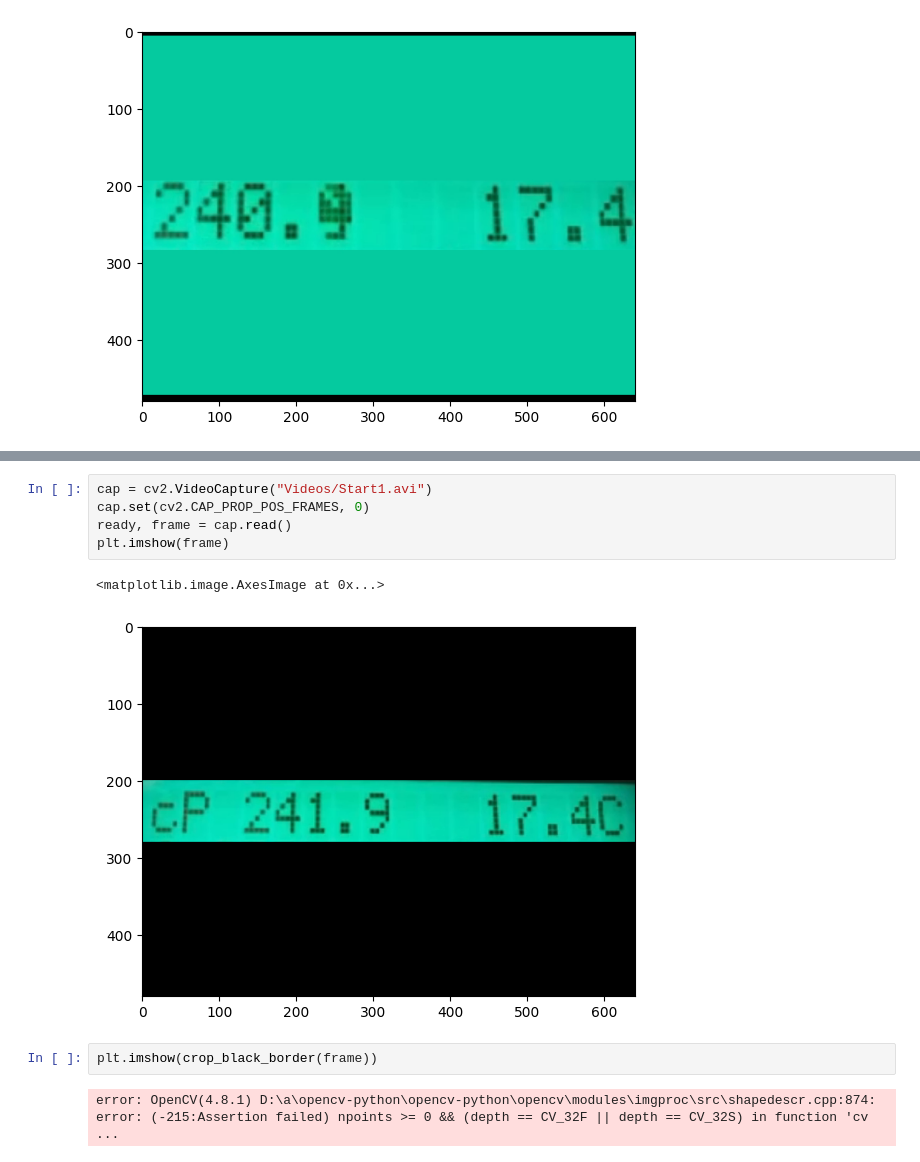
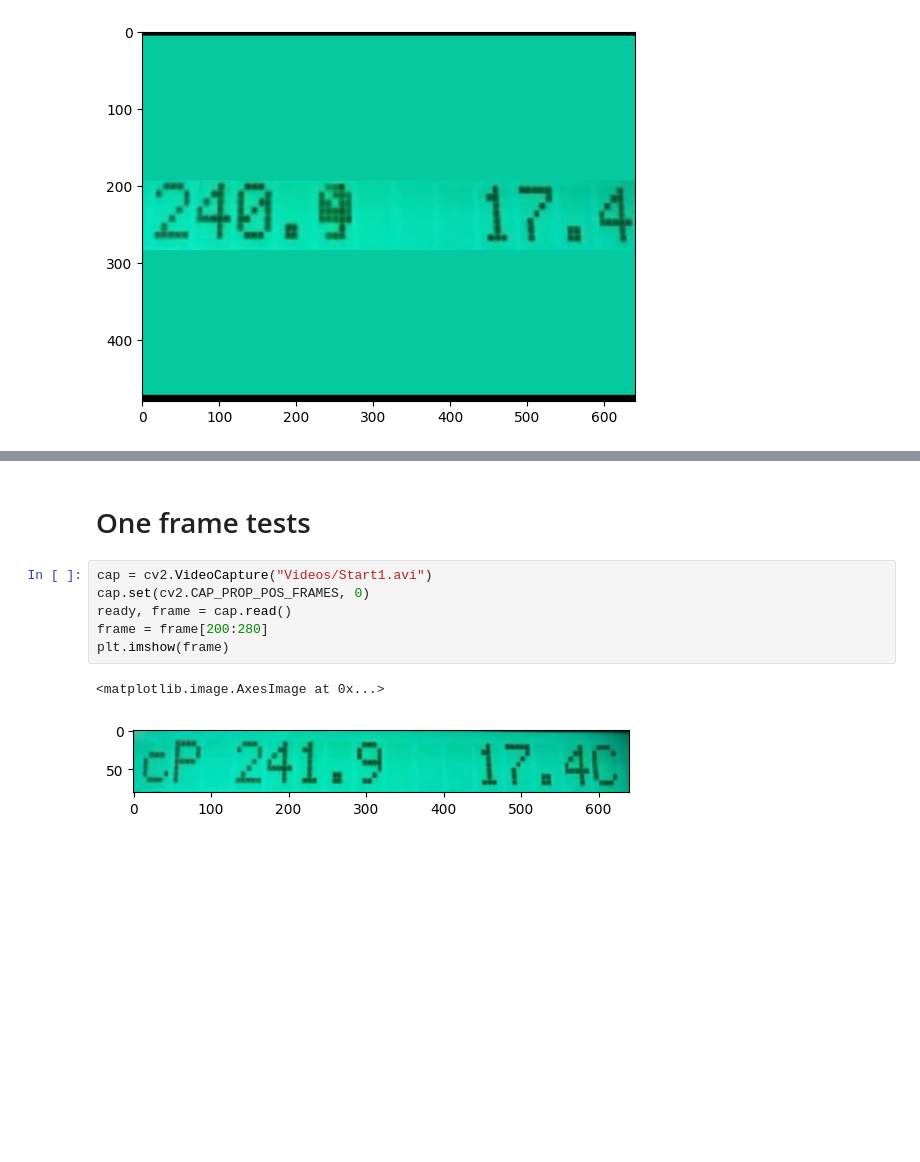
Before and after one commit to EnglishBeach/Diplom-work, a Jupyter notebook: Video_process/to_frames.ipynb, the cells around one changed output, grey strips where cells are left out. Drawn from its saved outputs; the diff is of its cells as text; blank space fills up the shorter version.

Commit message:
distinduish tests

```diff
--- a/Video_process/to_frames.ipynb
+++ b/Video_process/to_frames.ipynb
@@ -76,12 +57,11 @@ def crop_black_border(image):
+# %% [markdown]
+# One frame tests
 # %%
 cap = cv2.VideoCapture("Videos/Start1.avi")
 cap.set(cv2.CAP_PROP_POS_FRAMES, 0)
 ready, frame = cap.read()
+frame = frame[200:280]
 plt.imshow(frame)
 # %% [output]
 <matplotlib.image.AxesImage at 0x...>
-[figure, old version]
+[figure, new version]
-# %%
-plt.imshow(crop_black_border(frame))
-# %% [output]
-error: OpenCV(4.8.1) D:\a\opencv-python\opencv-python\opencv\modules\imgproc\src\shapedescr.cpp:874: error: (-215:Assertion failed) npoints >= 0 && (depth == CV_32F || depth == CV_32S) in function 'cv ...
```
Also changed, not shown: parts of 1 cell of this notebook, 1 other file.
